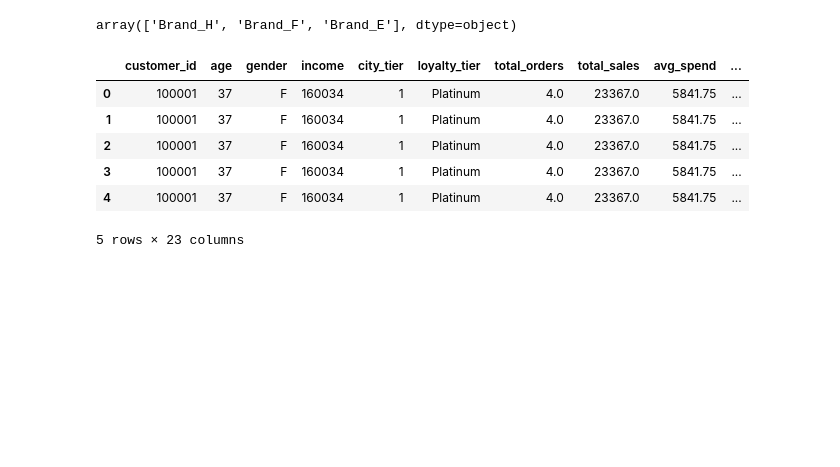
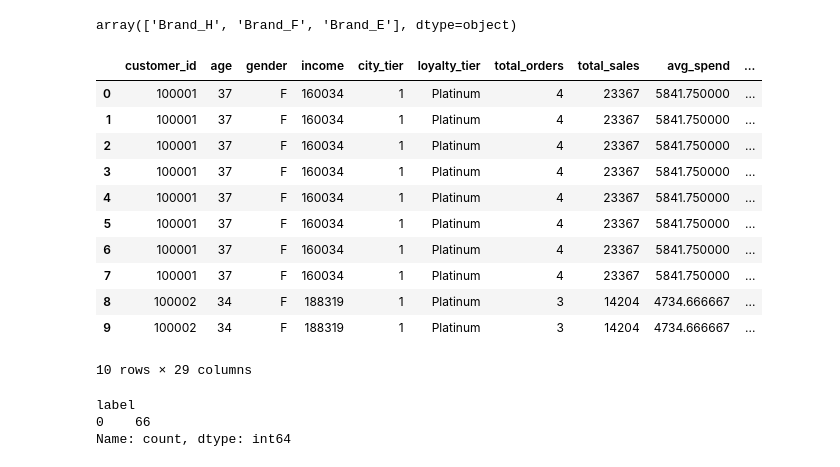
Before and after one commit to EdwinVivek/ML-hands-on-notebooks, a Jupyter notebook: Recommendation Systems/cross-brand expansion.ipynb, the cells around one changed output. Saved outputs shown, nothing was run; the diff lists cells and outputs as text; code cells hidden in the pictures; blank space fills up the shorter version.

```diff
--- a/Recommendation Systems/cross-brand expansion.ipynb
+++ b/Recommendation Systems/cross-brand expansion.ipynb
@@ -280,0 +277,16 @@ dtype: int64
+# %%
+cutoffs = pd.date_range("2023-06-30", "2025-09-30", freq="3ME")  # quarterly cutoffs snapshot frequency
+feature_window = []
+label_window = []
+for cutoff in cutoffs:
+    feature_start = cutoff - pd.DateOffset(months=12)
+    feature_end = cutoff
+    label_start = cutoff + pd.DateOffset(days=1)
+    label_end = cutoff + pd.DateOffset(months=3)
+    feature_window.append(f"{feature_start.month_name()}-{feature_start.year} to {cutoff.month_name()}-{cutoff.year}")
+    label_window.append(f"{label_start.month_name()}-{label_start.year} to {label_end.month_name()}-{label_end.year}")
+
+
+window = pd.DataFrame([feature_window, label_window]).T
+window.rename(columns={0:"Feature Window", 1:"Label Window"}, inplace=True)
+window
@@ -280,0 +334,16 @@ dtype: int64
+# %%
+# How often does a typical customer make a purchase?
+transactions = transactions.sort_values(
+    ["customer_id","transaction_date"]
+)
+
+transactions["gap"] = (
+    transactions.groupby("customer_id")
+    ["transaction_date"]
+    .diff()
+    .dt.days
+)
+
+print(f"{transactions["gap"].median()} days")
+
+## Average gap is ~40 days so Monthly snapshots make sense.
@@ -334,3 +454,6 @@ DatetimeIndex(['2023-06-30', '2023-09-30', '2023-12-31', '2024-03-31',
                '2024-06-30', '2024-09-30', '2024-12-31', '2025-03-31',
                '2025-06-30', '2025-09-30'],
               dtype='datetime64[ns]', freq='3ME')
+# %%
+snapshot = create_customer_features(transactions, demo_df, pd.to_datetime('2023-06-30'))
+snapshot.shape
@@ -633,12 +767,23 @@ array(['Brand_H', 'Brand_F', 'Brand_E'], dtype=object)
 # %%
 merged.drop(columns=["label_cutoff_date","_merge"], axis=1, inplace=True)
 # %%
-merged.head()
+merged.head(10)
 # %% [output]
 |  | customer_id | age | gender | income | city_tier | loyalty_tier | total_orders | total_sales | avg_spend | ... |
-| 0 | 100001 | 37 | F | 160034 | 1 | Platinum | 4.0 | 23367.0 | 5841.75 | ... |
-| 1 | 100001 | 37 | F | 160034 | 1 | Platinum | 4.0 | 23367.0 | 5841.75 | ... |
-| 2 | 100001 | 37 | F | 160034 | 1 | Platinum | 4.0 | 23367.0 | 5841.75 | ... |
-| 3 | 100001 | 37 | F | 160034 | 1 | Platinum | 4.0 | 23367.0 | 5841.75 | ... |
-| 4 | 100001 | 37 | F | 160034 | 1 | Platinum | 4.0 | 23367.0 | 5841.75 | ... |
+| 0 | 100001 | 37 | F | 160034 | 1 | Platinum | 4 | 23367 | 5841.750000 | ... |
+| 1 | 100001 | 37 | F | 160034 | 1 | Platinum | 4 | 23367 | 5841.750000 | ... |
+| 2 | 100001 | 37 | F | 160034 | 1 | Platinum | 4 | 23367 | 5841.750000 | ... |
+| 3 | 100001 | 37 | F | 160034 | 1 | Platinum | 4 | 23367 | 5841.750000 | ... |
+| 4 | 100001 | 37 | F | 160034 | 1 | Platinum | 4 | 23367 | 5841.750000 | ... |
+| 5 | 100001 | 37 | F | 160034 | 1 | Platinum | 4 | 23367 | 5841.750000 | ... |
+| 6 | 100001 | 37 | F | 160034 | 1 | Platinum | 4 | 23367 | 5841.750000 | ... |
+| 7 | 100001 | 37 | F | 160034 | 1 | Platinum | 4 | 23367 | 5841.750000 | ... |
+| 8 | 100002 | 34 | F | 188319 | 1 | Platinum | 3 | 14204 | 4734.666667 | ... |
+| 9 | 100002 | 34 | F | 188319 | 1 | Platinum | 3 | 14204 | 4734.666667 | ... |
-5 rows × 23 columns
+10 rows × 29 columns
+# %%
+merged[merged["customer_id"] == 109984]["label"].value_counts()
+# %% [output]
+label
+0    66
+Name: count, dtype: int64
```
Also changed, not shown: parts of 185 cells of this notebook.
